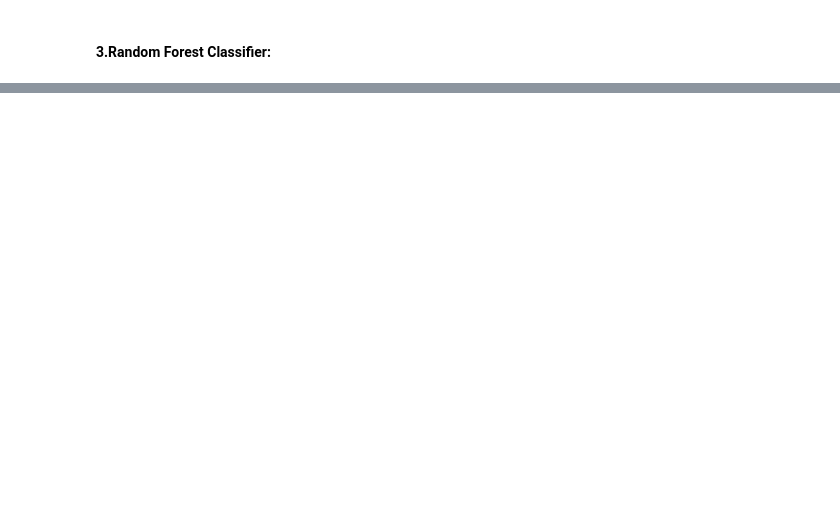
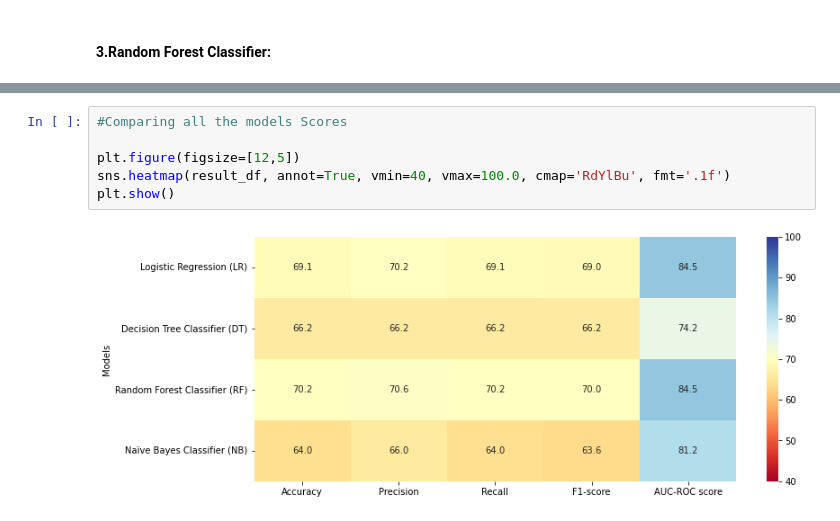
Before and after one commit to iceywhite/3320GroupWork, a Jupyter notebook: twitter-sentiment-analysis.ipynb, the cells around one changed output, grey strips where cells are left out. Cells and saved outputs as stored; diff of their text form; blank space fills up the shorter version.

```diff
--- a/twitter-sentiment-analysis.ipynb
+++ b/twitter-sentiment-analysis.ipynb
@@ -437,0 +552,8 @@ NameError: name 'RandomForestClassifier' is not defined
+# %%
+#Comparing all the models Scores
+
+plt.figure(figsize=[12,5])
+sns.heatmap(result_df, annot=True, vmin=40, vmax=100.0, cmap='RdYlBu', fmt='.1f')
+plt.show()
+# %% [output]
+[figure, added]
```
Also changed, not shown: parts of 16 cells of this notebook.
